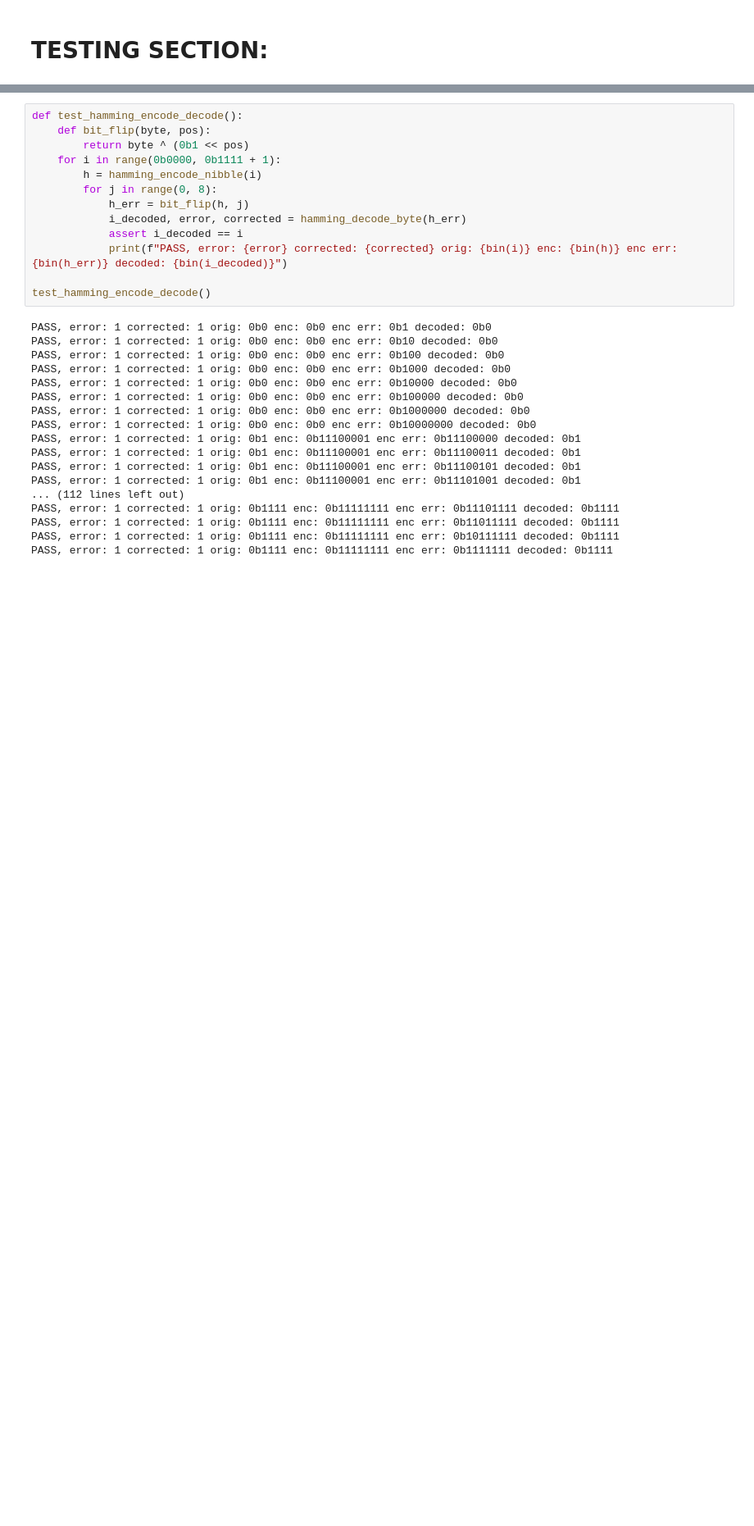
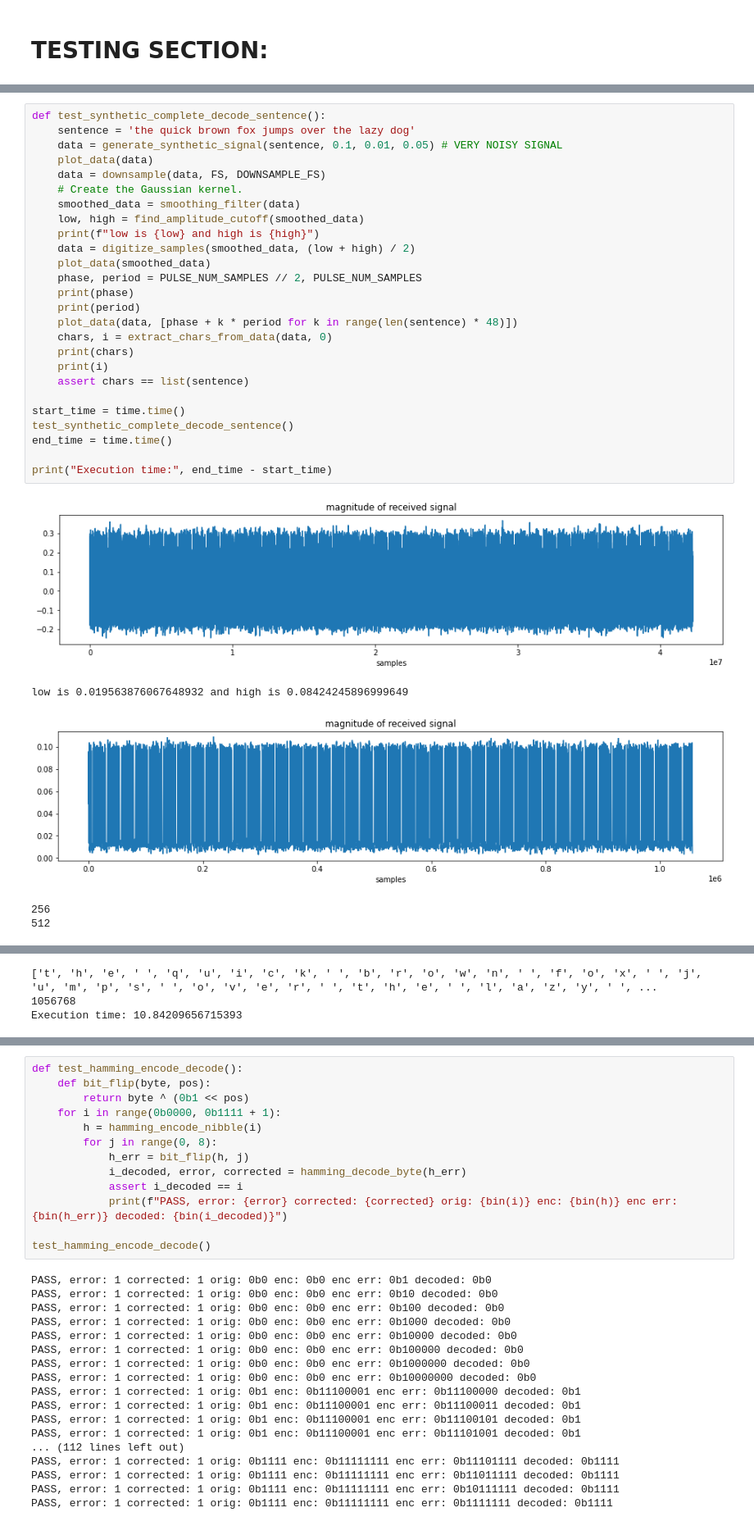
Before and after one commit to itsjameszhao/digital-systems-labs, a Jupyter notebook: Final_Project/Radio_Receiver/Receiver Prototyping.ipynb, the cells around one changed output, grey strips where cells are left out. Shown: that part at 82% size. Cells and saved outputs as stored; diff of their text form; blank space fills up the shorter version.

Commit message:
Very very good DSP algorithm

```diff
--- a/Final_Project/Radio_Receiver/Receiver Prototyping.ipynb
+++ b/Final_Project/Radio_Receiver/Receiver Prototyping.ipynb
@@ -501,0 +516,32 @@ Test if the Hamming decoding code can detect and correct all one-bit errors.
+# %%
+def test_synthetic_complete_decode_sentence():
+    sentence = 'the quick brown fox jumps over the lazy dog'
+    data = generate_synthetic_signal(sentence, 0.1, 0.01, 0.05) # VERY NOISY SIGNAL
+    plot_data(data)
+    data = downsample(data, FS, DOWNSAMPLE_FS)
+    # Create the Gaussian kernel.
+    smoothed_data = smoothing_filter(data)
+    low, high = find_amplitude_cutoff(smoothed_data)
+    print(f"low is {low} and high is {high}")
+    data = digitize_samples(smoothed_data, (low + high) / 2)
+    plot_data(smoothed_data)
+    phase, period = PULSE_NUM_SAMPLES // 2, PULSE_NUM_SAMPLES
+    print(phase)
+    print(period)
+    plot_data(data, [phase + k * period for k in range(len(sentence) * 48)])
+    chars, i = extract_chars_from_data(data, 0)
+    print(chars)
+    print(i)
+    assert chars == list(sentence)
+
+start_time = time.time()
+test_synthetic_complete_decode_sentence()
+end_time = time.time()
+
+print("Execution time:", end_time - start_time)
+# %% [output]
+[figure, added]
+low is 0.019563876067648932 and high is 0.08424245896999649
+[figure, added]
+256
+512
@@ -501,0 +549,3 @@ Test if the Hamming decoding code can detect and correct all one-bit errors.
+['t', 'h', 'e', ' ', 'q', 'u', 'i', 'c', 'k', ' ', 'b', 'r', 'o', 'w', 'n', ' ', 'f', 'o', 'x', ' ', 'j', 'u', 'm', 'p', 's', ' ', 'o', 'v', 'e', 'r', ' ', 't', 'h', 'e', ' ', 'l', 'a', 'z', 'y', ' ', ...
+1056768
+Execution time: 10.84209656715393
```
Also changed, not shown: parts of 43 cells of this notebook, 1 other file.
